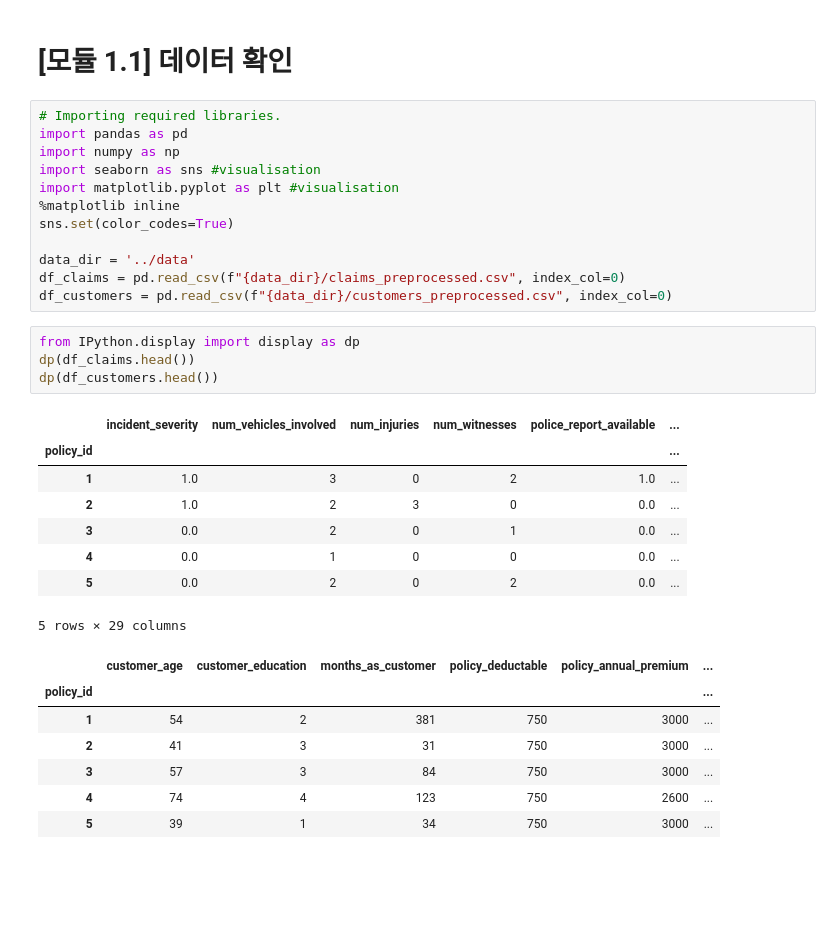
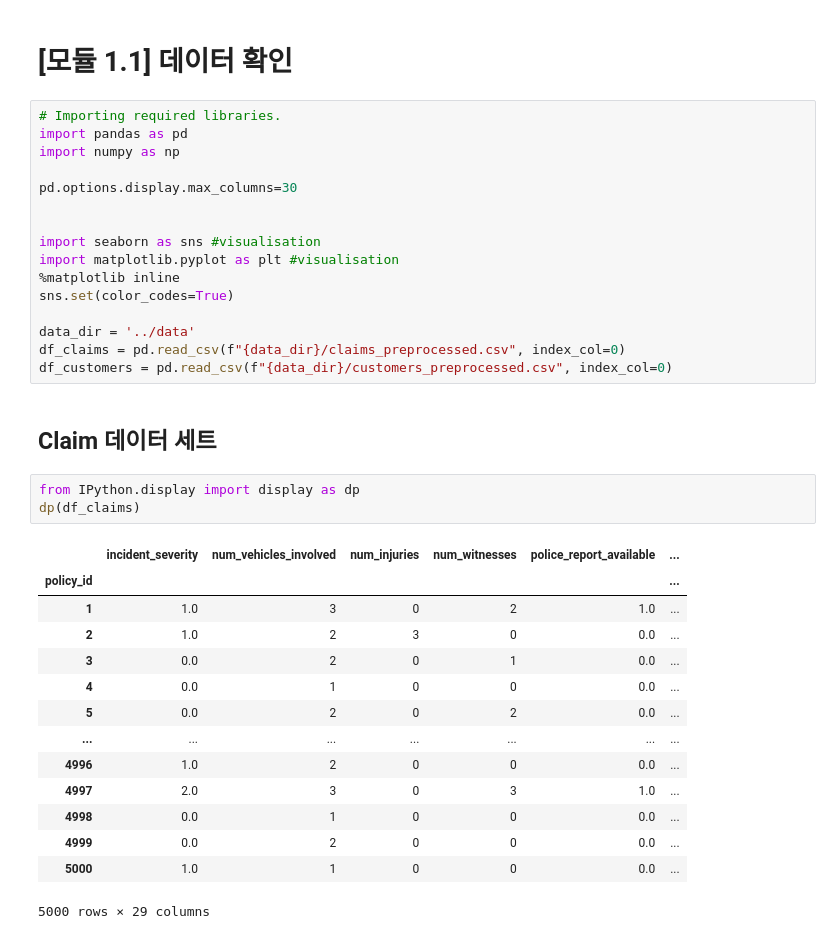
Before and after one commit to gonsoomoon-ml/SageMaker-Pipelines-Step-By-Step, a Jupyter notebook: scratch/1.1.skim-dataset.ipynb, the cells around one changed output. Cells and saved outputs as stored; diff of their text form; blank space fills up the shorter version.

```diff
--- a/scratch/1.1.skim-dataset.ipynb
+++ b/scratch/1.1.skim-dataset.ipynb
@@ -4,6 +4,10 @@
 # Importing required libraries.
 import pandas as pd
 import numpy as np
+
+pd.options.display.max_columns=30
+
+
 import seaborn as sns #visualisation
 import matplotlib.pyplot as plt #visualisation
 %matplotlib inline
@@ -12,23 +16,23 @@ sns.set(color_codes=True)
 data_dir = '../data'
 df_claims = pd.read_csv(f"{data_dir}/claims_preprocessed.csv", index_col=0)
 df_customers = pd.read_csv(f"{data_dir}/customers_preprocessed.csv", index_col=0)
+# %% [markdown]
+## Claim 데이터 세트
 # %%
 from IPython.display import display as dp
-dp(df_claims.head())
-dp(df_customers.head())
+dp(df_claims)
 # %% [output]
 |  | incident_severity | num_vehicles_involved | num_injuries | num_witnesses | police_report_available | ... |
 | policy_id |  |  |  |  |  | ... |
 | 1 | 1.0 | 3 | 0 | 2 | 1.0 | ... |
 | 2 | 1.0 | 2 | 3 | 0 | 0.0 | ... |
 | 3 | 0.0 | 2 | 0 | 1 | 0.0 | ... |
 | 4 | 0.0 | 1 | 0 | 0 | 0.0 | ... |
 | 5 | 0.0 | 2 | 0 | 2 | 0.0 | ... |
+| ... | ... | ... | ... | ... | ... | ... |
+| 4996 | 1.0 | 2 | 0 | 0 | 0.0 | ... |
+| 4997 | 2.0 | 3 | 0 | 3 | 1.0 | ... |
+| 4998 | 0.0 | 1 | 0 | 0 | 0.0 | ... |
+| 4999 | 0.0 | 2 | 0 | 0 | 0.0 | ... |
+| 5000 | 1.0 | 1 | 0 | 0 | 0.0 | ... |
-5 rows × 29 columns
+5000 rows × 29 columns
-|  | customer_age | customer_education | months_as_customer | policy_deductable | policy_annual_premium | ... |
-| policy_id |  |  |  |  |  | ... |
-| 1 | 54 | 2 | 381 | 750 | 3000 | ... |
-| 2 | 41 | 3 | 31 | 750 | 3000 | ... |
-| 3 | 57 | 3 | 84 | 750 | 3000 | ... |
-| 4 | 74 | 4 | 123 | 750 | 2600 | ... |
-| 5 | 39 | 1 | 34 | 750 | 3000 | ... |
```
Also changed, not shown: parts of 4 cells of this notebook.
